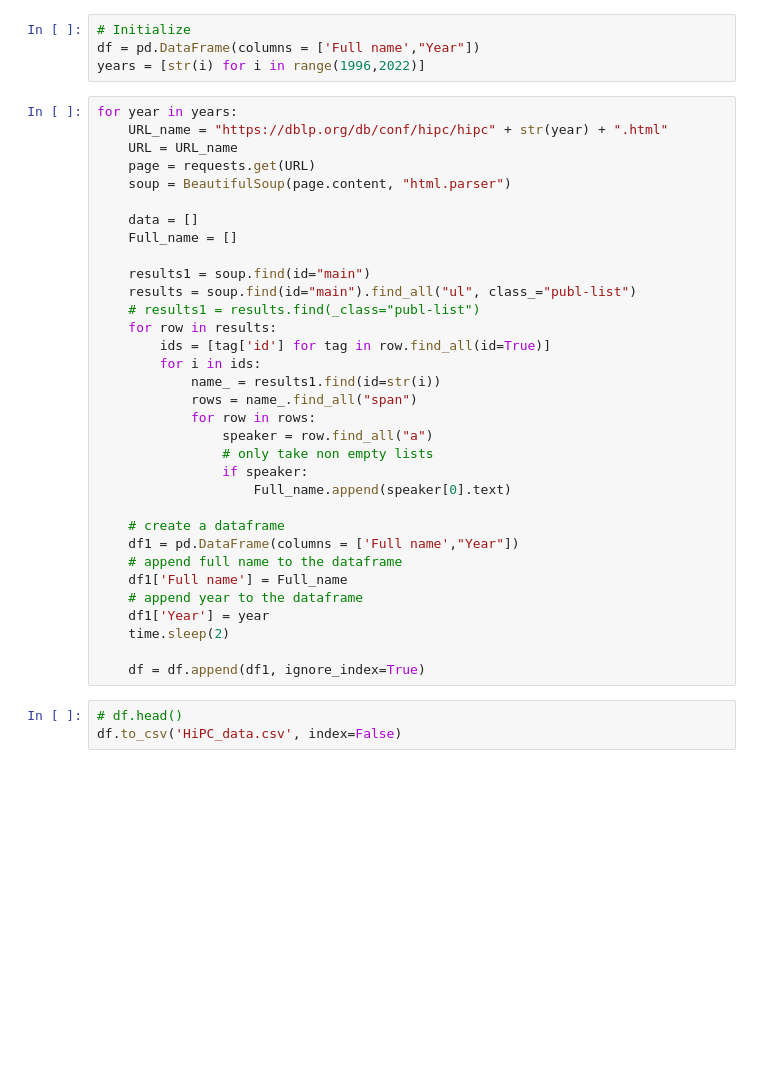
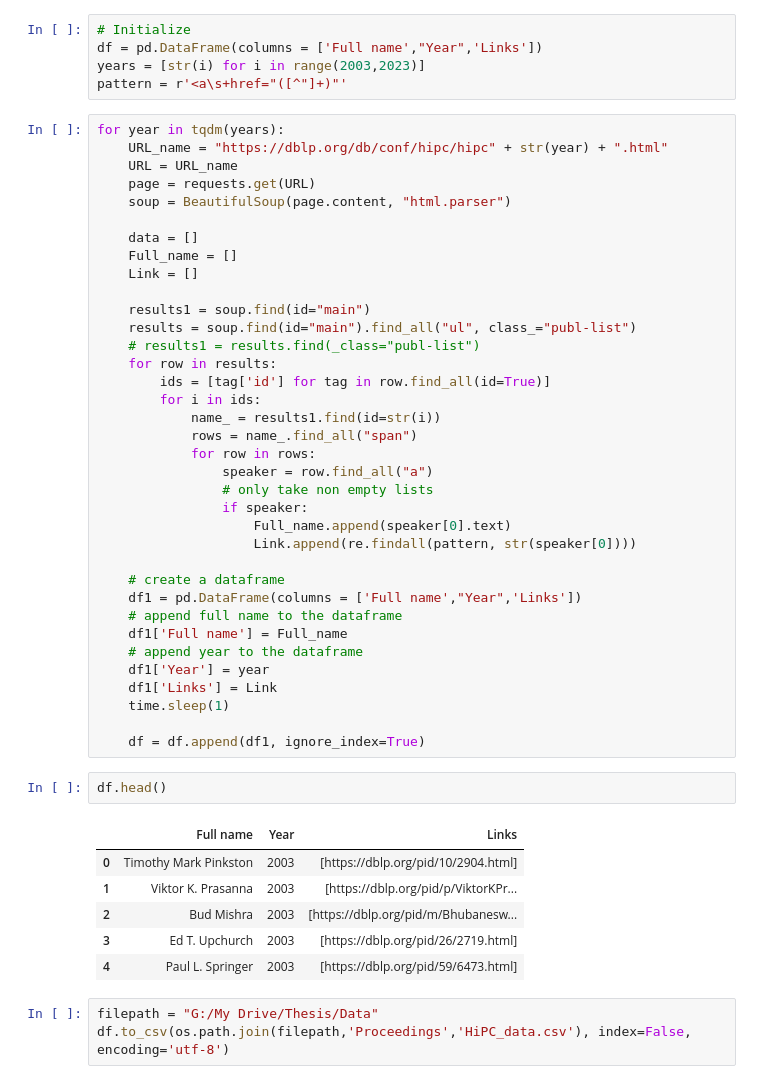
Before and after one commit to mariespedersen/Thesis_github, a Jupyter notebook: Get_Data/HiPC_data.ipynb, the cells around one changed output. Cells and saved outputs as stored; diff of their text form; blank space fills up the shorter version.

Commit message:
get data

```diff
--- a/Get_Data/HiPC_data.ipynb
+++ b/Get_Data/HiPC_data.ipynb
@@ -24,9 +25,10 @@ from bs4 import BeautifulSoup
 # %%
 # Initialize
-df = pd.DataFrame(columns = ['Full name',"Year"])
-years = [str(i) for i in range(1996,2022)]
+df = pd.DataFrame(columns = ['Full name',"Year",'Links'])
+years = [str(i) for i in range(2003,2023)]
+pattern = r'<a\s+href="([^"]+)"'
 # %%
-for year in years:
+for year in tqdm(years):
     URL_name = "https://dblp.org/db/conf/hipc/hipc" + str(year) + ".html"
     URL = URL_name
     page = requests.get(URL)
@@ -34,6 +36,7 @@ for year in years:
 
     data = []
     Full_name = []
+    Link = []
 
     results1 = soup.find(id="main")
     results = soup.find(id="main").find_all("ul", class_="publ-list")
@@ -48,16 +51,27 @@ for year in years:
                 # only take non empty lists
                 if speaker:
                     Full_name.append(speaker[0].text)
+                    Link.append(re.findall(pattern, str(speaker[0])))
 
     # create a dataframe
-    df1 = pd.DataFrame(columns = ['Full name',"Year"])
+    df1 = pd.DataFrame(columns = ['Full name',"Year",'Links'])
     # append full name to the dataframe
     df1['Full name'] = Full_name
     # append year to the dataframe
     df1['Year'] = year
-    time.sleep(2)
+    df1['Links'] = Link
+    time.sleep(1)
 
     df = df.append(df1, ignore_index=True)
-# %%
-# df.head()
-df.to_csv('HiPC_data.csv', index=False)
+# %%
+df.head()
+# %% [output]
+|  | Full name | Year | Links |
+| 0 | Timothy Mark Pinkston | 2003 | [https://dblp.org/pid/10/2904.html] |
+| 1 | Viktor K. Prasanna | 2003 | [https://dblp.org/pid/p/ViktorKPr... |
+| 2 | Bud Mishra | 2003 | [https://dblp.org/pid/m/Bhubanesw... |
+| 3 | Ed T. Upchurch | 2003 | [https://dblp.org/pid/26/2719.html] |
+| 4 | Paul L. Springer | 2003 | [https://dblp.org/pid/59/6473.html] |
+# %%
+filepath = "G:/My Drive/Thesis/Data"
+df.to_csv(os.path.join(filepath,'Proceedings','HiPC_data.csv'), index=False, encoding='utf-8')
```
Also changed, not shown: parts of 1 cell of this notebook, 17 other files.
